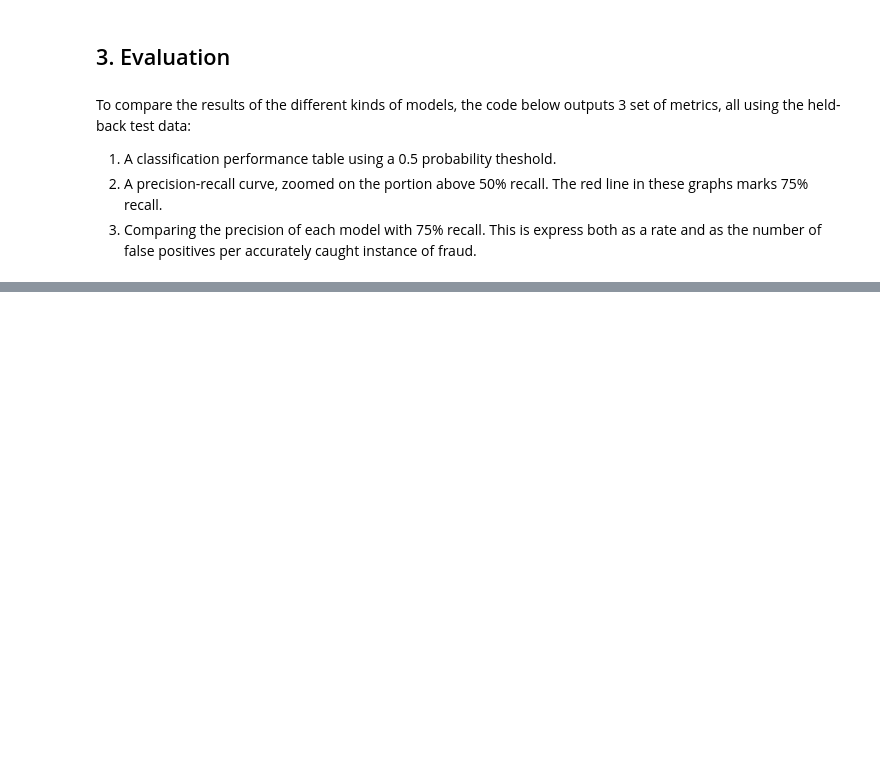
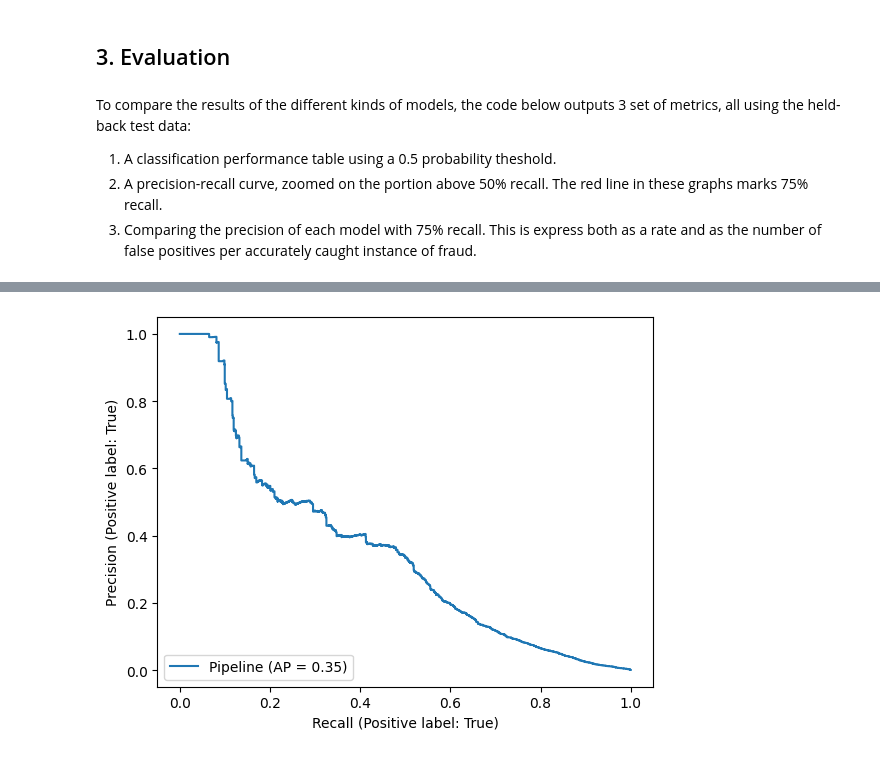
Before and after one commit to msc2106/CreditCardFraud, a Jupyter notebook: notebooks/modeling.ipynb, the cells around one changed output, grey strips where cells are left out. Cells and saved outputs as stored; diff of their text form; code cells hidden in the pictures; blank space fills up the shorter version.

```diff
--- a/notebooks/modeling.ipynb
+++ b/notebooks/modeling.ipynb
@@ -438,0 +608,4 @@ The result is that ensemble methods strongly out-perform the linear methods, and
+# %%
+_ = PrecisionRecallDisplay.from_estimator(bayes_opt_results['xgbclassifier']['best_estimator'], X_test, y_test)
+# %% [output]
+[figure, added]
```
Also changed, not shown: parts of 16 cells of this notebook, 4 other files.
